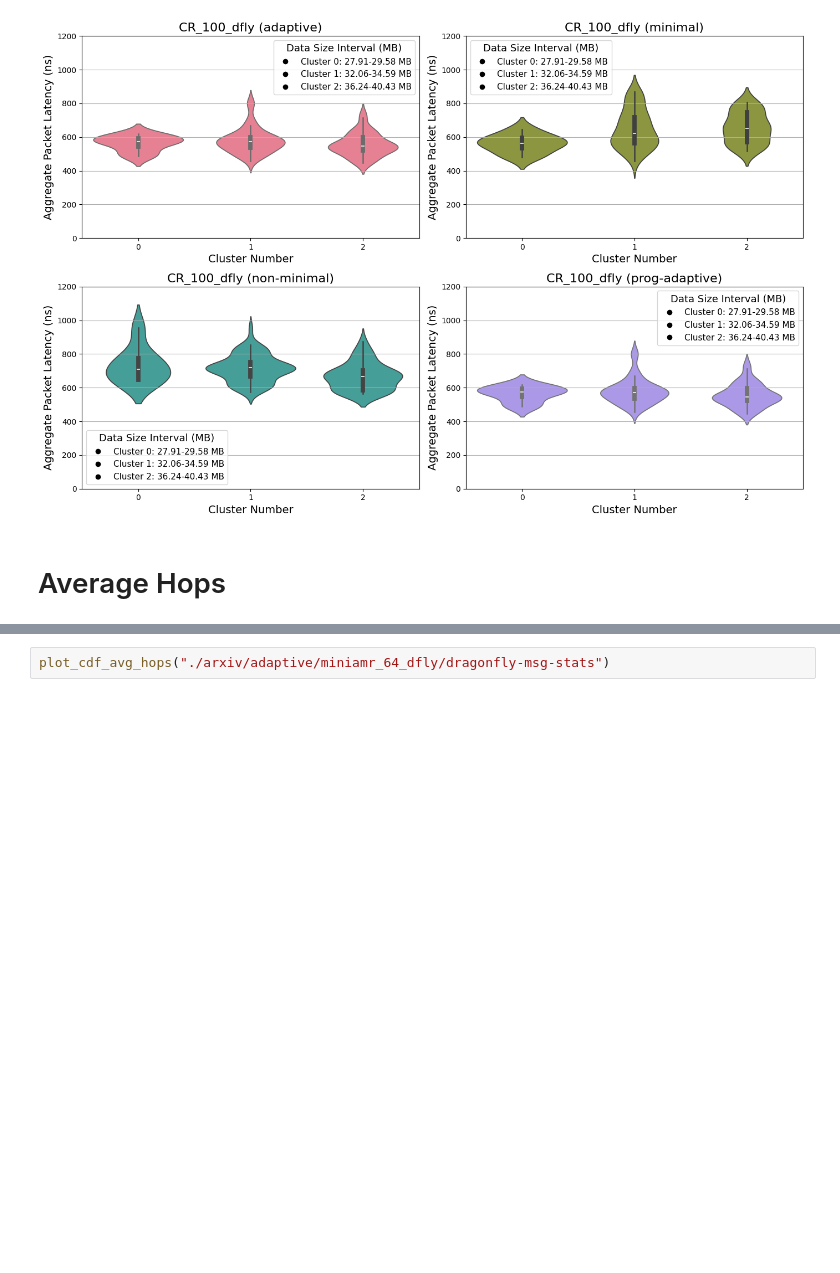
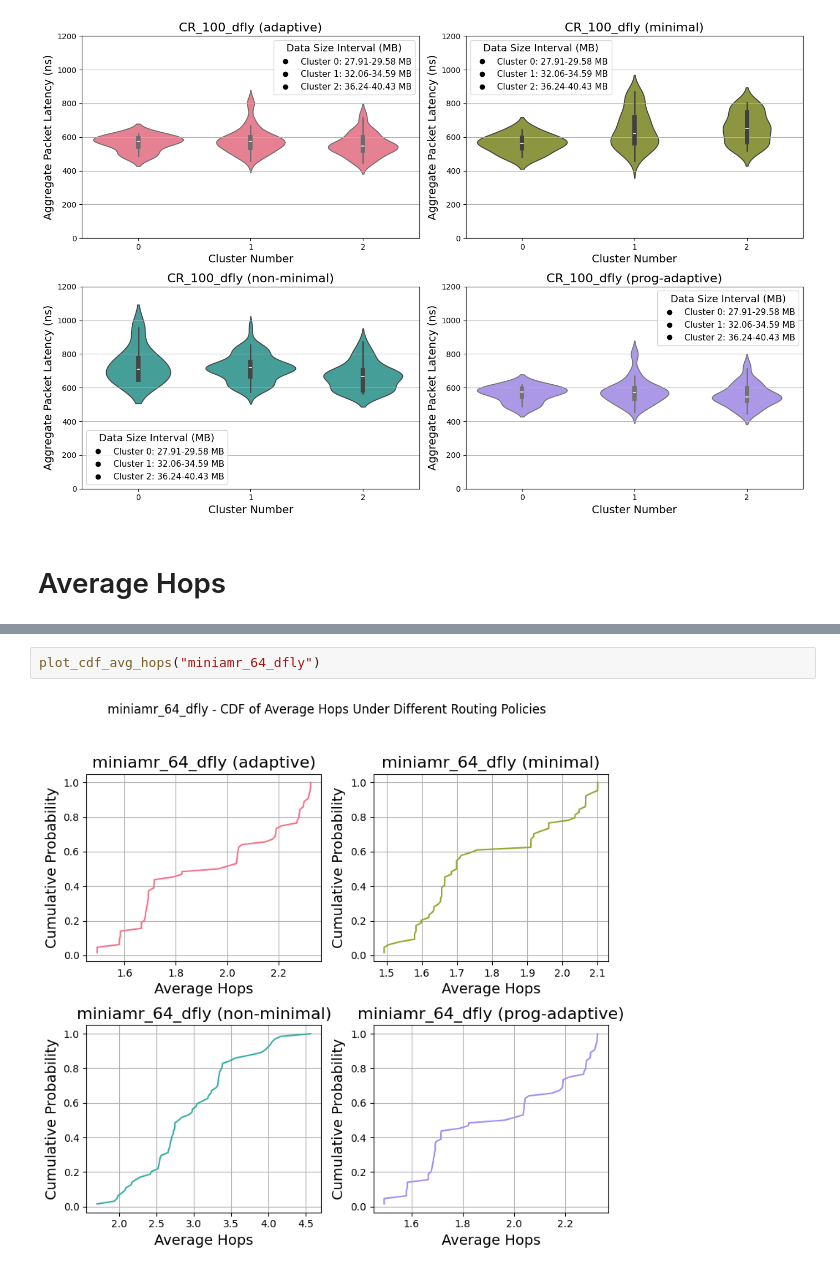
Before and after one commit to zzheng33/cs550, a Jupyter notebook: run/plot.ipynb, the cells around one changed output, grey strips where cells are left out. Saved outputs shown, nothing was run; the diff lists cells and outputs as text; blank space fills up the shorter version.

```diff
--- a/run/plot.ipynb
+++ b/run/plot.ipynb
@@ -227,2 +252,4 @@ plot_cdf_avg_hops("./arxiv/adaptive/amg_216_dfly/dragonfly-msg-stats")
 # %%
-plot_cdf_avg_hops("./arxiv/adaptive/miniamr_64_dfly/dragonfly-msg-stats")
+plot_cdf_avg_hops("miniamr_64_dfly")
+# %% [output]
+[figure, added]
```
Also changed, not shown: parts of 6 cells of this notebook.
